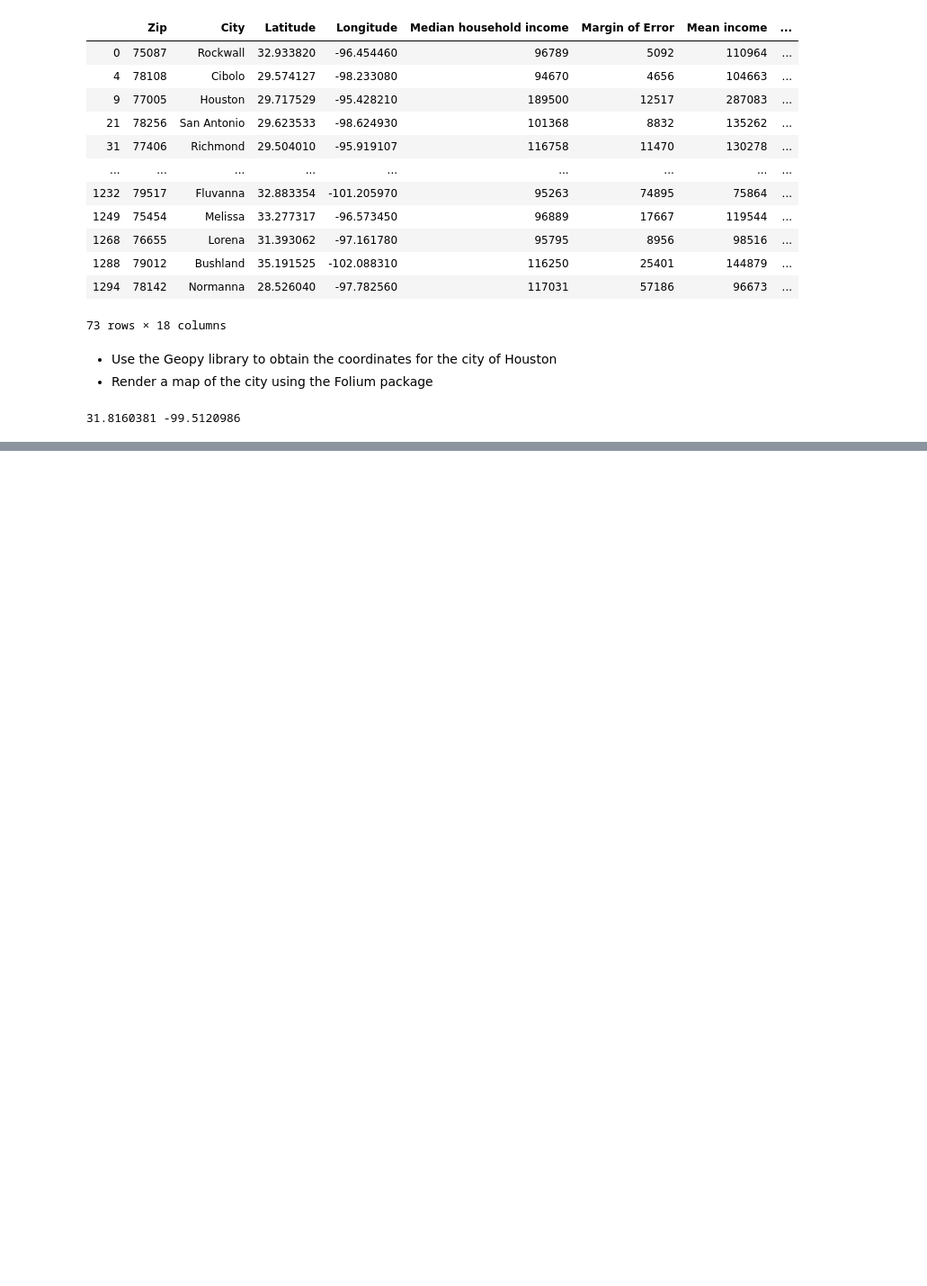
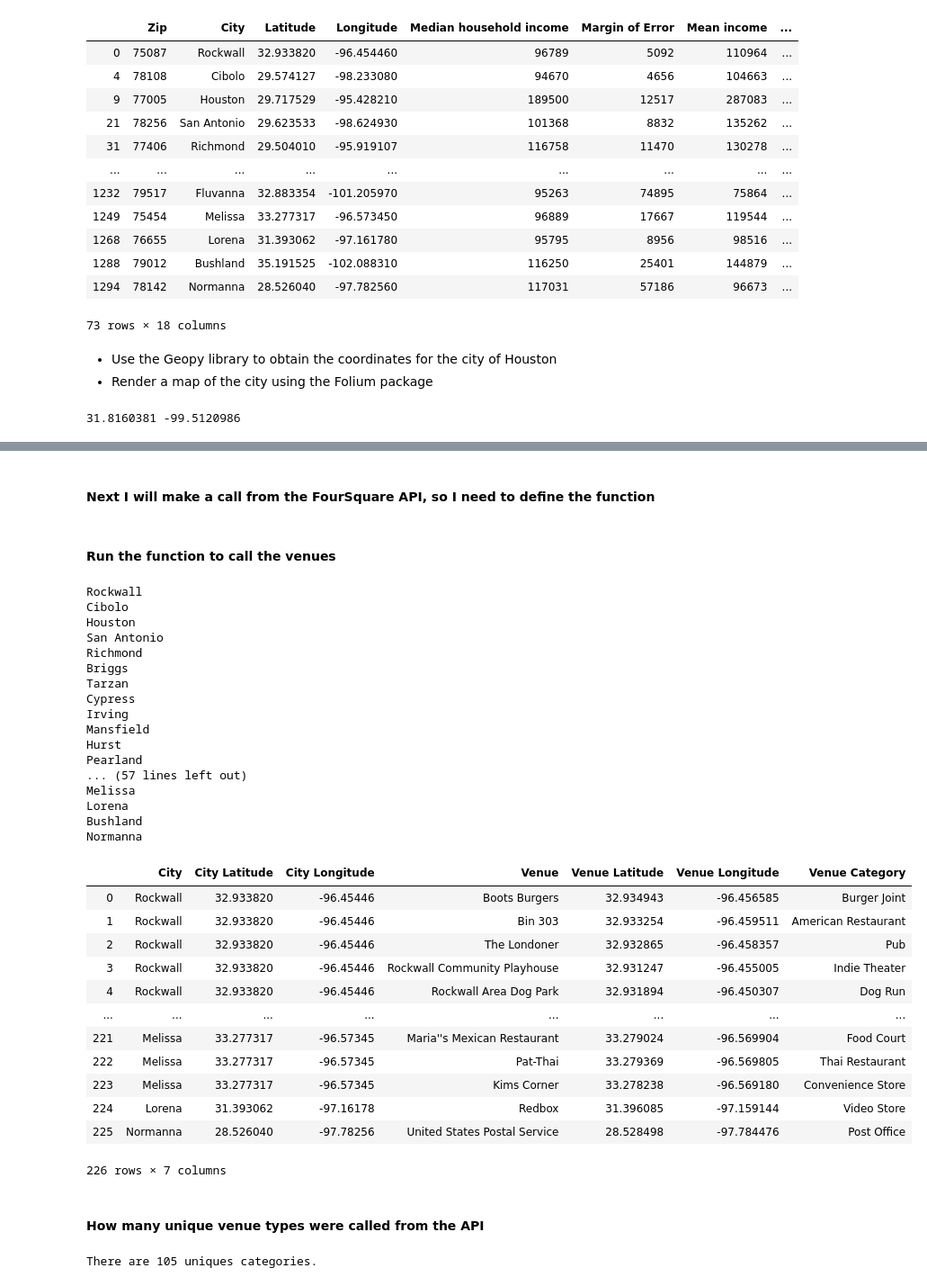
Before and after one commit to a-dodds-datascience/Coursera_Capstone, a Jupyter notebook: CourseraCapstone.ipynb, the cells around one changed output, grey strips where cells are left out. Shown at 90% size. Drawn from its saved outputs; the diff is of its cells as text; code cells hidden in the pictures; blank space fills up the shorter version.

```diff
--- a/CourseraCapstone.ipynb
+++ b/CourseraCapstone.ipynb
@@ -149,3 +149,5 @@ for lat, lng, label in zip(df3['Latitude'], df3['Longitude'], df3['City']):
 map_TX
 # %% [output]
 [interactive output not drawn]
+# %% [markdown]
+#### Next I will make a call from the FourSquare API, so I need to define the function
@@ -151,0 +194,45 @@ map_TX
+# %% [markdown]
+#### Run the function to call the venues
+# %%
+Texas_venues = getNearbyVenues(names = df3['City'],
+                               latitudes  = df3['Latitude'],
+                               longitudes = df3['Longitude']
+                              )
+Texas_venues
+# %% [output]
+Rockwall
+Cibolo
+Houston
+San Antonio
+Richmond
+Briggs
+Tarzan
+Cypress
+Irving
+Mansfield
+Hurst
+Pearland
+... (57 lines left out)
+Melissa
+Lorena
+Bushland
+Normanna
+|  | City | City Latitude | City Longitude | Venue | Venue Latitude | Venue Longitude | Venue Category |
+| 0 | Rockwall | 32.933820 | -96.45446 | Boots Burgers | 32.934943 | -96.456585 | Burger Joint |
+| 1 | Rockwall | 32.933820 | -96.45446 | Bin 303 | 32.933254 | -96.459511 | American Restaurant |
+| 2 | Rockwall | 32.933820 | -96.45446 | The Londoner | 32.932865 | -96.458357 | Pub |
+| 3 | Rockwall | 32.933820 | -96.45446 | Rockwall Community Playhouse | 32.931247 | -96.455005 | Indie Theater |
+| 4 | Rockwall | 32.933820 | -96.45446 | Rockwall Area Dog Park | 32.931894 | -96.450307 | Dog Run |
+| ... | ... | ... | ... | ... | ... | ... | ... |
+| 221 | Melissa | 33.277317 | -96.57345 | Maria''s Mexican Restaurant | 33.279024 | -96.569904 | Food Court |
+| 222 | Melissa | 33.277317 | -96.57345 | Pat-Thai | 33.279369 | -96.569805 | Thai Restaurant |
+| 223 | Melissa | 33.277317 | -96.57345 | Kims Corner | 33.278238 | -96.569180 | Convenience Store |
+| 224 | Lorena | 31.393062 | -97.16178 | Redbox | 31.396085 | -97.159144 | Video Store |
+| 225 | Normanna | 28.526040 | -97.78256 | United States Postal Service | 28.528498 | -97.784476 | Post Office |
+226 rows × 7 columns
+# %% [markdown]
+#### How many unique venue types were called from the API
+# %%
+print('There are {} uniques categories.'.format(len(Texas_venues['Venue Category'].unique())))
+# %% [output]
+There are 105 uniques categories.
```
Also changed, not shown: parts of 4 cells of this notebook.
